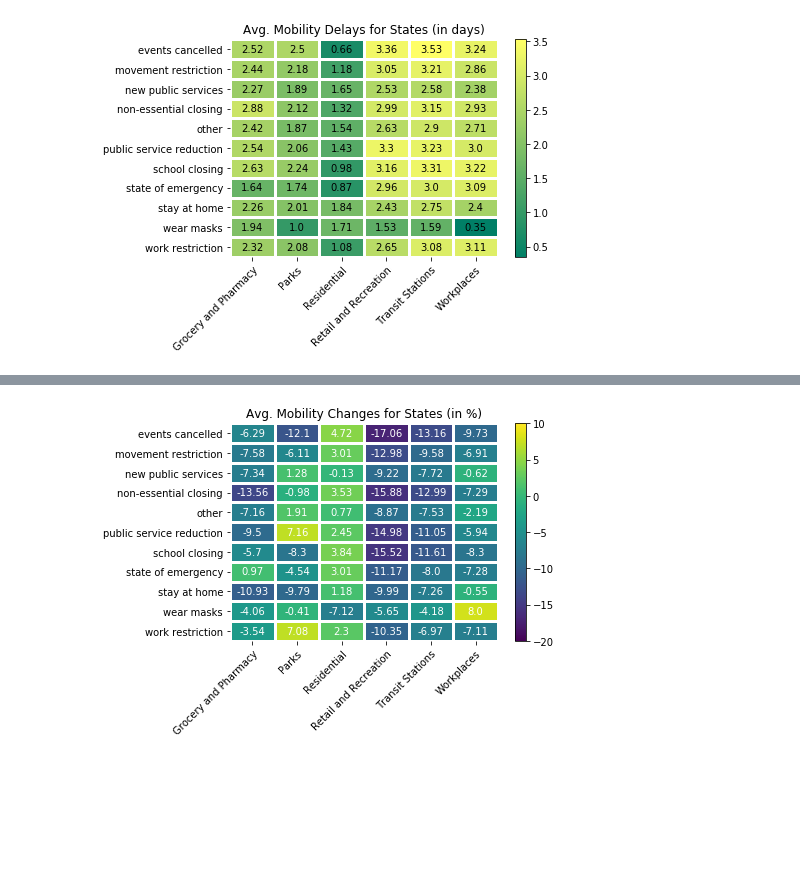
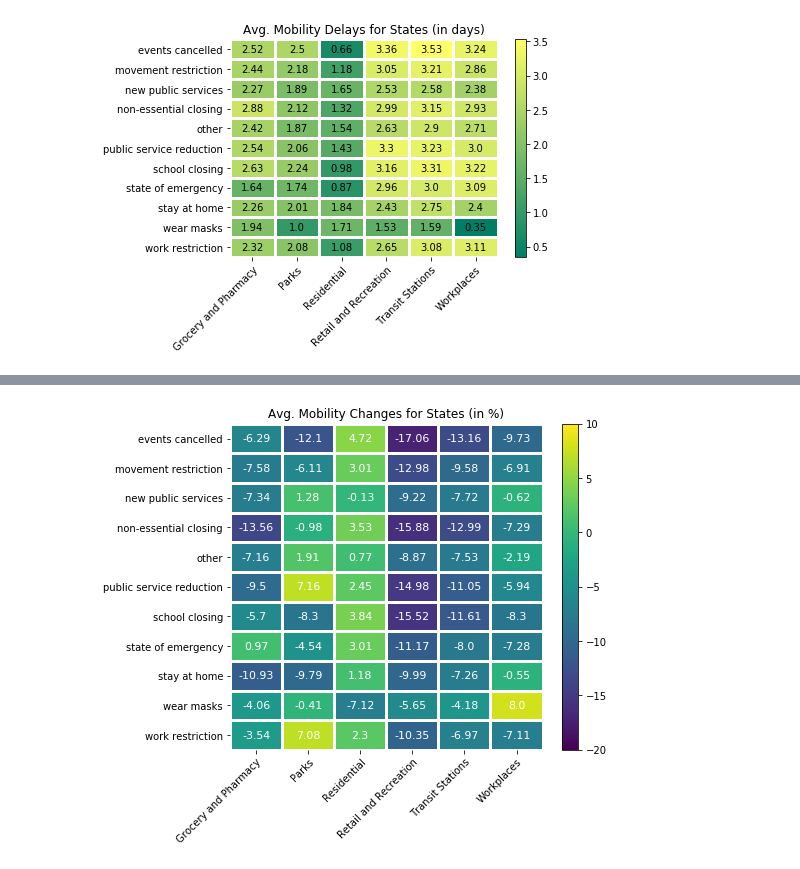
Before and after one commit to Christopher-Scott/Covid-19_Project, a Jupyter notebook: google_analysis.ipynb, the cells around one changed output, grey strips where cells are left out. Drawn from its saved outputs; the diff is of its cells as text; code cells hidden in the pictures; blank space fills up the shorter version.

```diff
--- a/google_analysis.ipynb
+++ b/google_analysis.ipynb
@@ -406,6 +395,7 @@ change_table
 | wear masks | -4.058824 | -0.411765 | -7.117647 | -5.647059 | ... |
 | work restriction | -3.540541 | 7.081081 | 2.297297 | -10.351351 | ... |
 # %%
+# heat map representation for average mobility changes for all states
 change_by_events = change_table.to_numpy()
 change_by_events = np.round(change_by_events, decimals=2)
 
@@ -414,35 +404,36 @@ mitig_types = change_table.index
 # print(len(mitig_types), drops_by_events.shape)
 
 fig, ax = plt.subplots()
+fig.set_size_inches(7,6)
 im = ax.imshow(change_by_events, aspect='auto', cmap="viridis", vmin=-20, vmax=10)
 
 ax.set_xticklabels(mob_cat)
 ax.set_yticklabels(mitig_types)
 
 ax.set_xticks(np.arange(len(mob_cat)))
 ax.set_yticks(np.arange(len(mitig_types)))
 
 # Set up white spacing between cells
 ax.set_xticks(np.arange(len(mob_cat) + 1) -.5, minor=True)
 ax.set_yticks(np.arange(len(mitig_types) + 1) -.5, minor=True)
 ax.grid(which="minor", color="w", linestyle='-', linewidth=3)
 ax.tick_params(which="minor", bottom=False, left=False)
 for edge, spine in ax.spines.items():
         spine.set_visible(False)
 
 
 plt.setp(ax.get_xticklabels(), rotation=45, ha="right", rotation_mode="anchor")
 
 # add text to cells
 for i in range(len(mitig_types)):
     for j in range(len(mob_cat)):
-        text = ax.text(j, i, change_by_events[i,j], ha="center", va="center", color="w")
+        text = ax.text(j, i, change_by_events[i,j], ha="center", va="center", color="w", fontsize=11)
 
 ax.set_title("Avg. Mobility Changes for States (in %)")
 cbar = ax.figure.colorbar(im, ax=ax)
 plt.show()
 # %% [output]
-[figure, old version]
+[figure, new version]
 # %%
 # mean delay to mobility drop by mitigation type in each category
 cols = ['delay_retail_and_recreation', 'delay_grocery_and_pharmacy', 'delay_parks', 'delay_transit_stations', 'delay_workplaces', 'delay_residential']
```
Also changed, not shown: parts of 5 cells of this notebook, 1 other file.
